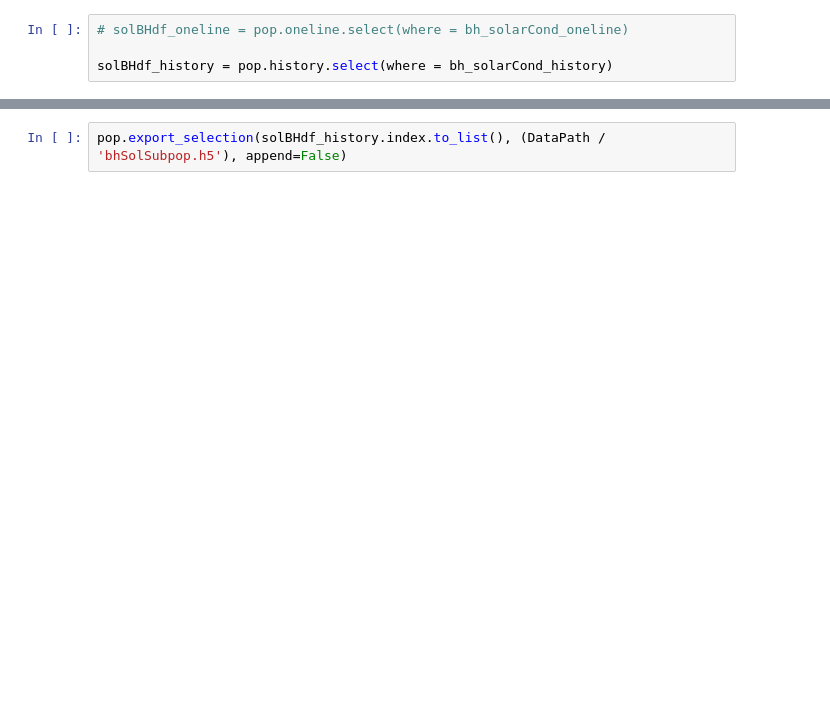
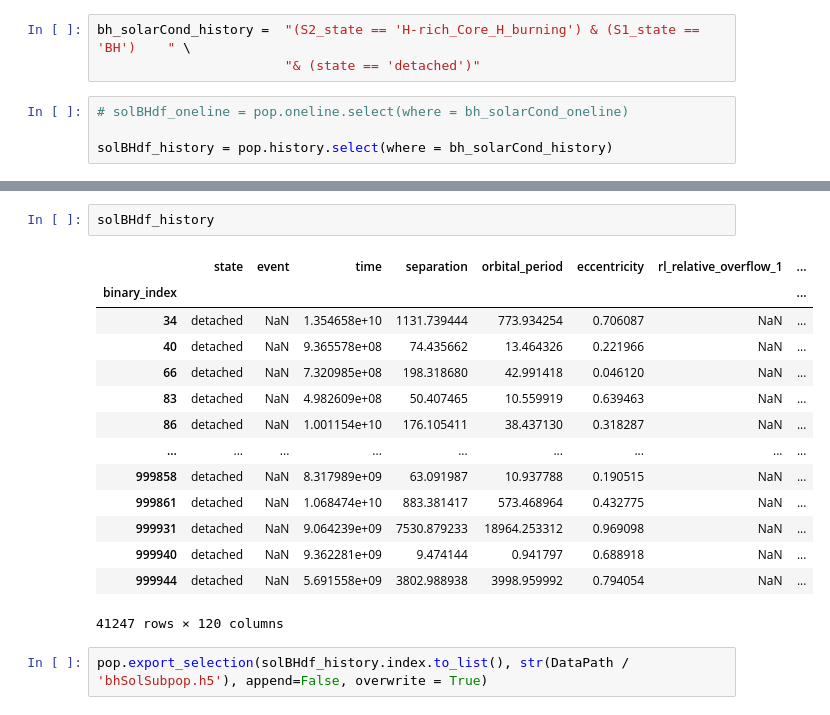
Before and after one commit to PiersonLip/solarBHs, a Jupyter notebook: Notebooks/bhSolFiltering.ipynb, the cells around one changed output, grey strips where cells are left out. Saved outputs shown, nothing was run; the diff lists cells and outputs as text; blank space fills up the shorter version.

```diff
--- a/Notebooks/bhSolFiltering.ipynb
+++ b/Notebooks/bhSolFiltering.ipynb
@@ -32,3 +70,6 @@ bh_solarCond_history = "(((S1_state == 'H-rich_Core_H_burning') & (S2_state == '
+# %%
+bh_solarCond_history =  "(S2_state == 'H-rich_Core_H_burning') & (S1_state == 'BH')    " \
+                        "& (state == 'detached')"
 # %%
 # solBHdf_oneline = pop.oneline.select(where = bh_solarCond_oneline)
 
@@ -57,2 +81,19 @@ pop.history.select(where = solBHdf_history.index.to_list())
+# %%
+solBHdf_history
+# %% [output]
+|  | state | event | time | separation | orbital_period | eccentricity | rl_relative_overflow_1 | ... |
+| binary_index |  |  |  |  |  |  |  | ... |
+| 34 | detached | NaN | 1.354658e+10 | 1131.739444 | 773.934254 | 0.706087 | NaN | ... |
+| 40 | detached | NaN | 9.365578e+08 | 74.435662 | 13.464326 | 0.221966 | NaN | ... |
+| 66 | detached | NaN | 7.320985e+08 | 198.318680 | 42.991418 | 0.046120 | NaN | ... |
+| 83 | detached | NaN | 4.982609e+08 | 50.407465 | 10.559919 | 0.639463 | NaN | ... |
+| 86 | detached | NaN | 1.001154e+10 | 176.105411 | 38.437130 | 0.318287 | NaN | ... |
+| ... | ... | ... | ... | ... | ... | ... | ... | ... |
+| 999858 | detached | NaN | 8.317989e+09 | 63.091987 | 10.937788 | 0.190515 | NaN | ... |
+| 999861 | detached | NaN | 1.068474e+10 | 883.381417 | 573.468964 | 0.432775 | NaN | ... |
+| 999931 | detached | NaN | 9.064239e+09 | 7530.879233 | 18964.253312 | 0.969098 | NaN | ... |
+| 999940 | detached | NaN | 9.362281e+09 | 9.474144 | 0.941797 | 0.688918 | NaN | ... |
+| 999944 | detached | NaN | 5.691558e+09 | 3802.988938 | 3998.959992 | 0.794054 | NaN | ... |
+41247 rows × 120 columns
 # %%
-pop.export_selection(solBHdf_history.index.to_list(), (DataPath / 'bhSolSubpop.h5'), append=False)
+pop.export_selection(solBHdf_history.index.to_list(), str(DataPath / 'bhSolSubpop.h5'), append=False, overwrite = True)
```
Also changed, not shown: parts of 5 cells of this notebook, 2 other files.
